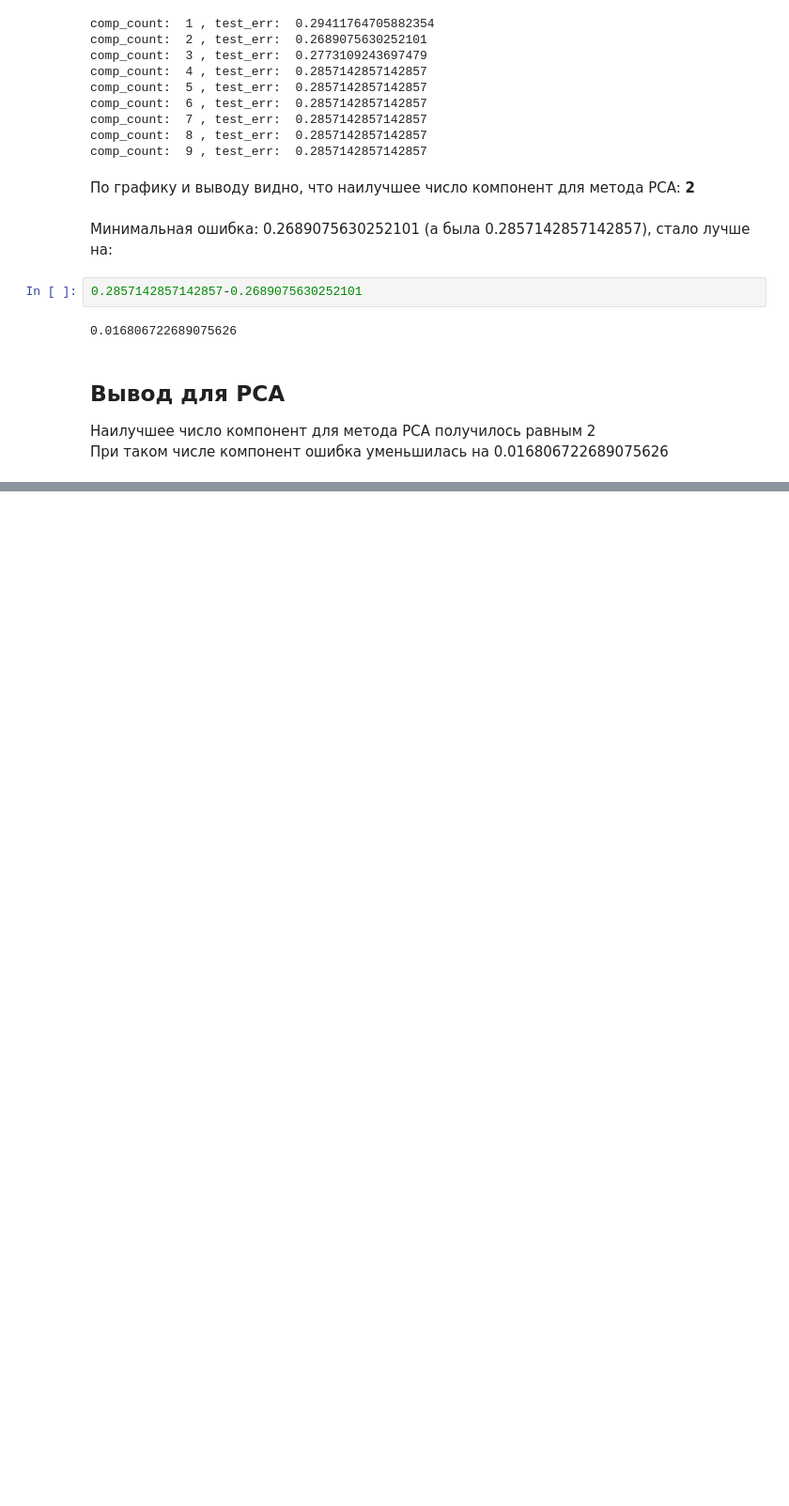
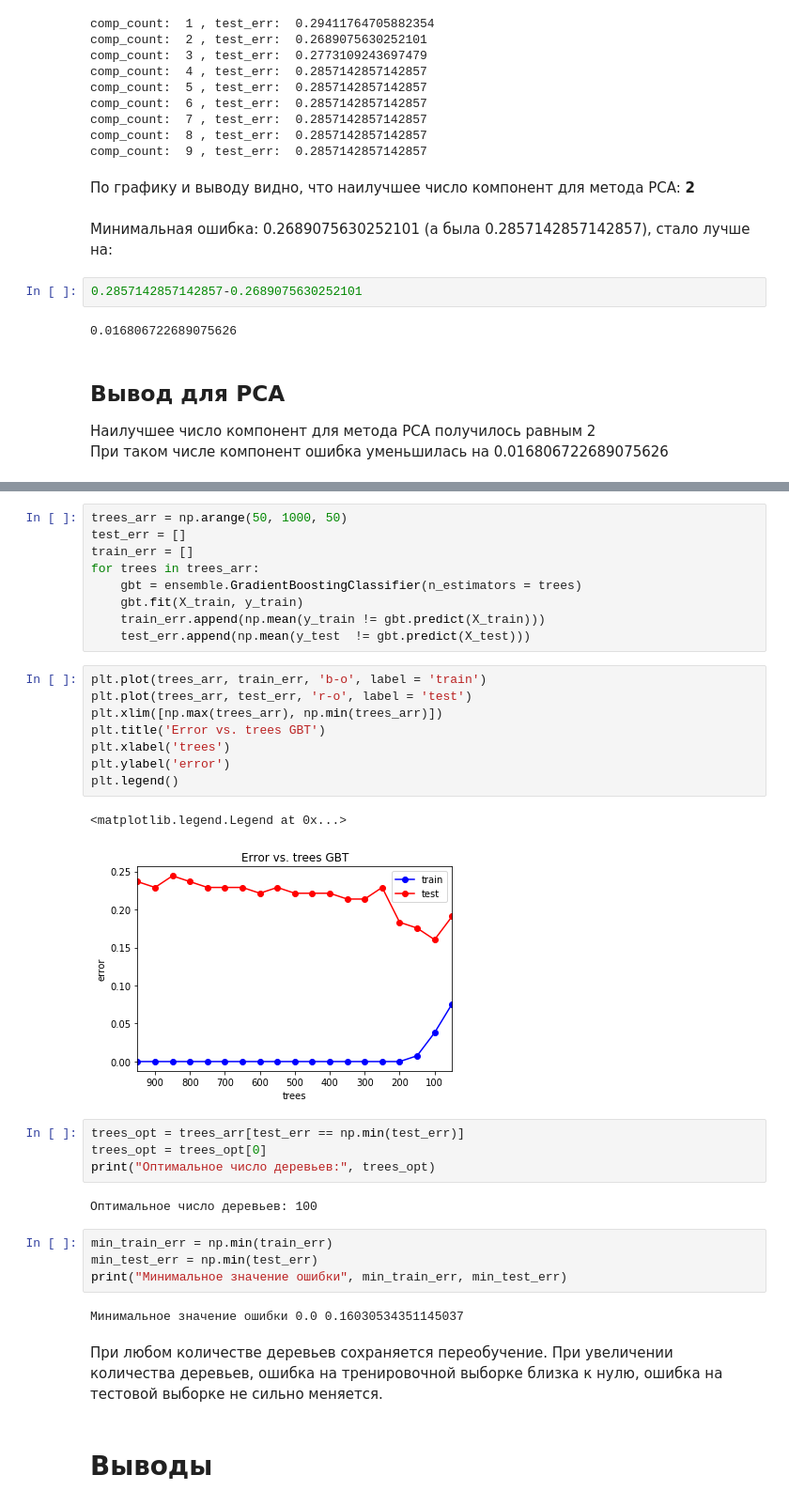
Before and after one commit to PawelGribov/MachineLearning, a Jupyter notebook: FirstTask.ipynb, the cells around one changed output, grey strips where cells are left out. Shown at 94% size. Drawn from its saved outputs; the diff is of its cells as text; blank space fills up the shorter version.

```diff
--- a/FirstTask.ipynb
+++ b/FirstTask.ipynb
@@ -1178,0 +1396,36 @@ comp_count:  9 , test_err:  0.2857142857142857
+# %%
+trees_arr = np.arange(50, 1000, 50)
+test_err = []
+train_err = []
+for trees in trees_arr:
+    gbt = ensemble.GradientBoostingClassifier(n_estimators = trees)
+    gbt.fit(X_train, y_train)
+    train_err.append(np.mean(y_train != gbt.predict(X_train)))
+    test_err.append(np.mean(y_test  != gbt.predict(X_test)))
+# %%
+plt.plot(trees_arr, train_err, 'b-o', label = 'train')
+plt.plot(trees_arr, test_err, 'r-o', label = 'test')
+plt.xlim([np.max(trees_arr), np.min(trees_arr)])
+plt.title('Error vs. trees GBT')
+plt.xlabel('trees')
+plt.ylabel('error')
+plt.legend()
+# %% [output]
+<matplotlib.legend.Legend at 0x...>
+[figure, added]
+# %%
+trees_opt = trees_arr[test_err == np.min(test_err)]
+trees_opt = trees_opt[0]
+print("Оптимальное число деревьев:", trees_opt)
+# %% [output]
+Оптимальное число деревьев: 100
+# %%
+min_train_err = np.min(train_err)
+min_test_err = np.min(test_err)
+print("Минимальное значение ошибки", min_train_err, min_test_err)
+# %% [output]
+Минимальное значение ошибки 0.0 0.16030534351145037
+# %% [markdown]
+При любом количестве деревьев сохраняется переобучение. При увеличении количества деревьев, ошибка на тренировочной выборке близка к нулю, ошибка на тестовой выборке не сильно меняется.
+# %% [markdown]
+# Выводы
```
Also changed, not shown: parts of 60 cells of this notebook, 1 other file.
